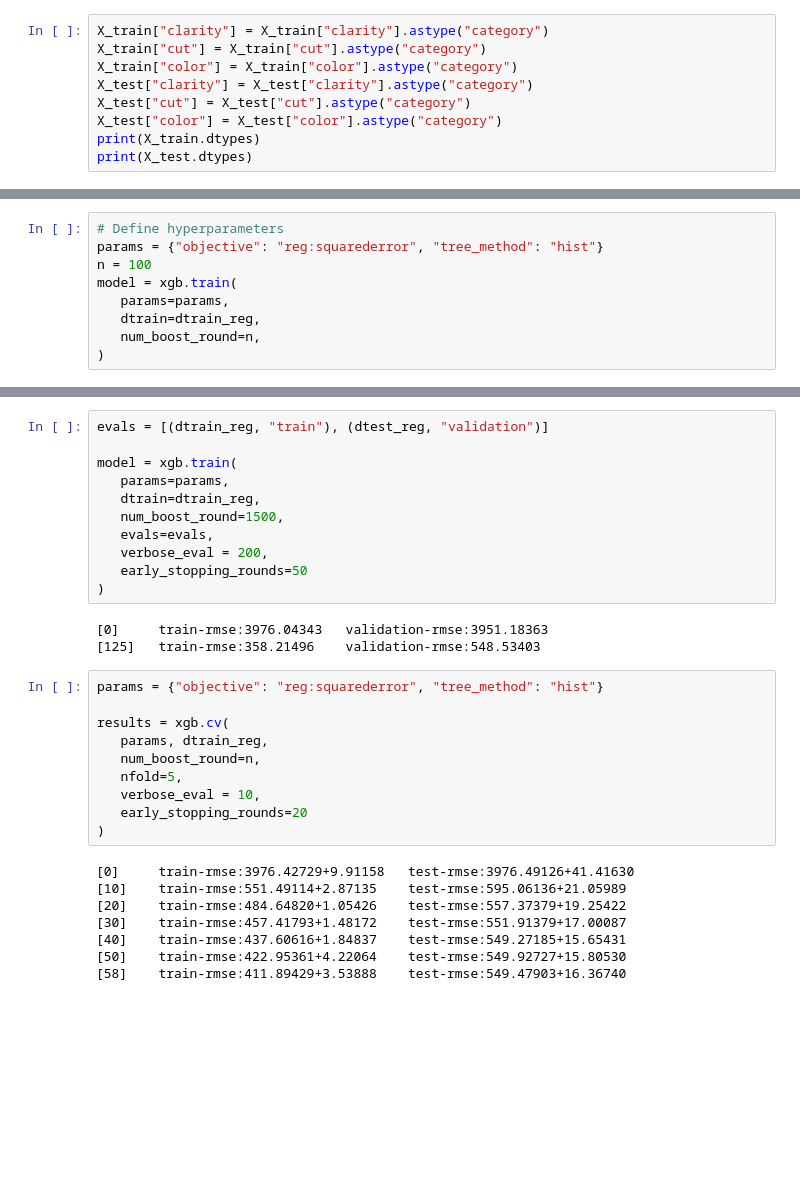
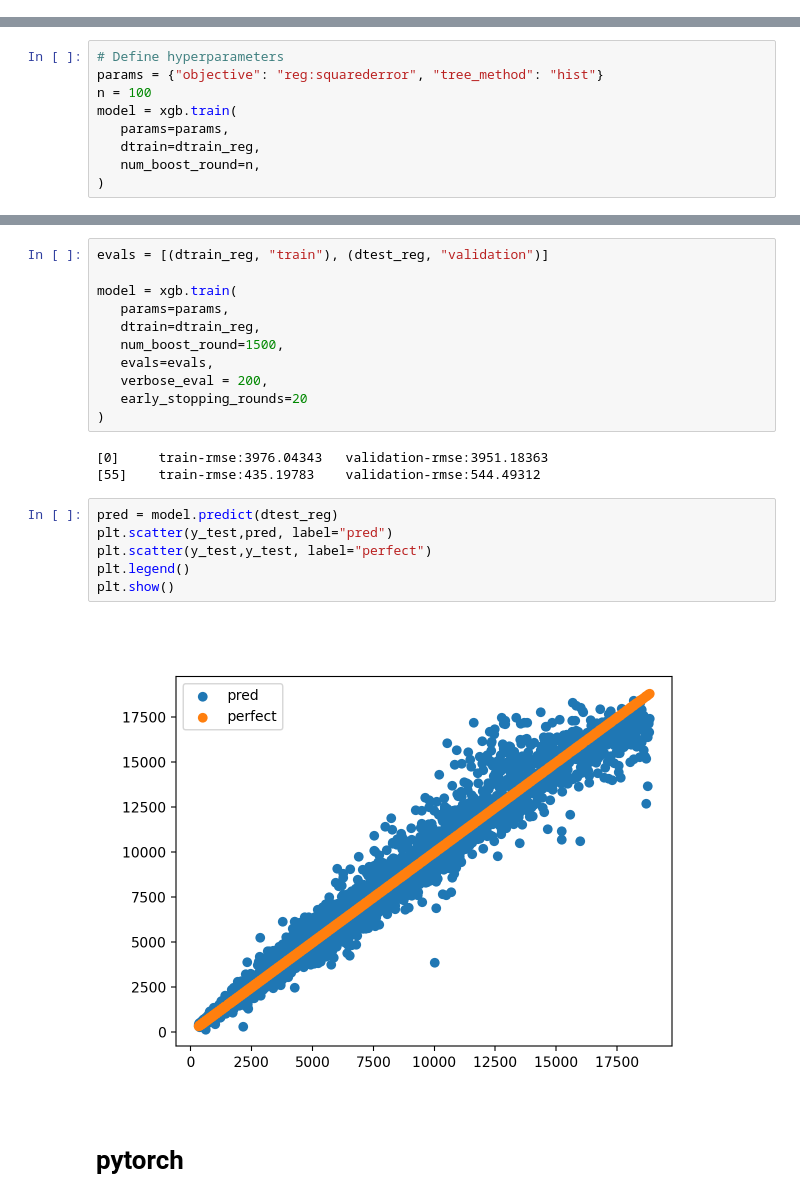
Before and after one commit to ISIPINK/Browsing-Data-Sets, a Jupyter notebook: diamonds/main diamonds.ipynb, the cells around one changed output, grey strips where cells are left out. Saved outputs shown, nothing was run; the diff lists cells and outputs as text; blank space fills up the shorter version.

```diff
--- a/diamonds/main diamonds.ipynb
+++ b/diamonds/main diamonds.ipynb
@@ -160,9 +205,0 @@ X_train, X_test, y_train, y_test = train_test_split(X, y, test_size=0.2, random_
-# %%
-X_train["clarity"] = X_train["clarity"].astype("category")
-X_train["cut"] = X_train["cut"].astype("category")
-X_train["color"] = X_train["color"].astype("category")
-X_test["clarity"] = X_test["clarity"].astype("category")
-X_test["cut"] = X_test["cut"].astype("category")
-X_test["color"] = X_test["color"].astype("category")
-print(X_train.dtypes)
-print(X_test.dtypes)
@@ -222,26 +254,18 @@ model = xgb.train(
    num_boost_round=1500,
    evals=evals,
    verbose_eval = 200,
-   early_stopping_rounds=50
+   early_stopping_rounds=20
 )
 # %% [output]
 [0]     train-rmse:3976.04343   validation-rmse:3951.18363
-[125]   train-rmse:358.21496    validation-rmse:548.53403
+[55]    train-rmse:435.19783    validation-rmse:544.49312
-# %%
-params = {"objective": "reg:squarederror", "tree_method": "hist"}
-
-results = xgb.cv(
-   params, dtrain_reg,
-   num_boost_round=n,
-   nfold=5,
-   verbose_eval = 10,
-   early_stopping_rounds=20
-)
-# %% [output]
-[0]     train-rmse:3976.42729+9.91158   test-rmse:3976.49126+41.41630
-[10]    train-rmse:551.49114+2.87135    test-rmse:595.06136+21.05989
-[20]    train-rmse:484.64820+1.05426    test-rmse:557.37379+19.25422
-[30]    train-rmse:457.41793+1.48172    test-rmse:551.91379+17.00087
-[40]    train-rmse:437.60616+1.84837    test-rmse:549.27185+15.65431
-[50]    train-rmse:422.95361+4.22064    test-rmse:549.92727+15.80530
-[58]    train-rmse:411.89429+3.53888    test-rmse:549.47903+16.36740
+# %%
+pred = model.predict(dtest_reg)
+plt.scatter(y_test,pred, label="pred")
+plt.scatter(y_test,y_test, label="perfect")
+plt.legend()
+plt.show()
+# %% [output]
+[figure, added]
+# %% [markdown]
+# pytorch
```
Also changed, not shown: parts of 20 cells of this notebook.
